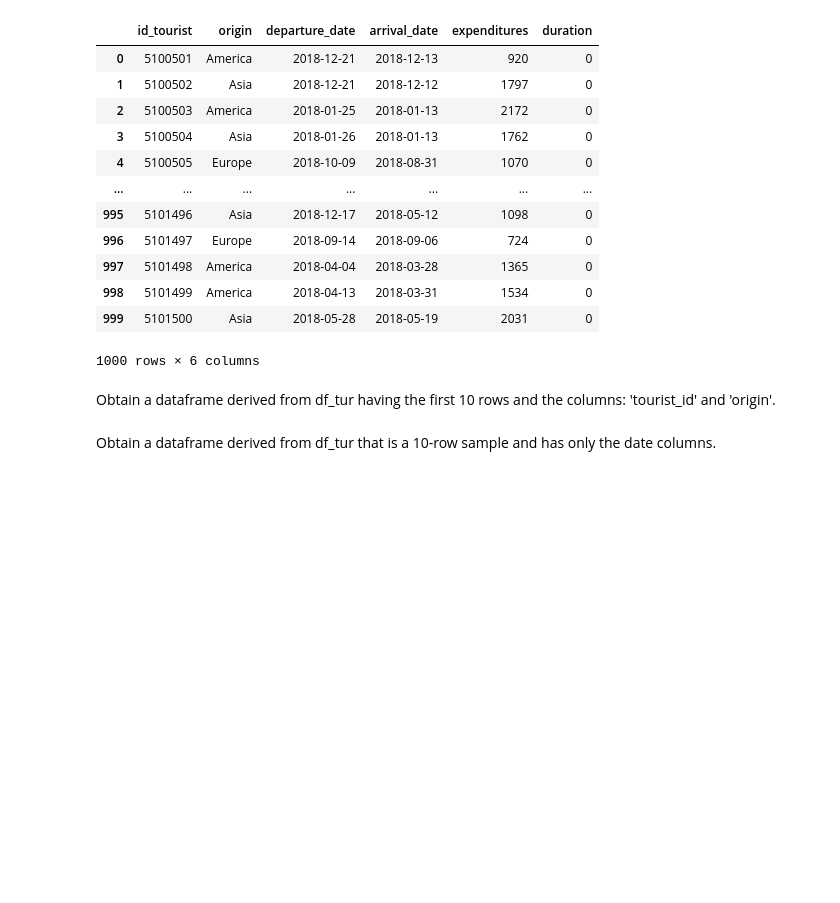
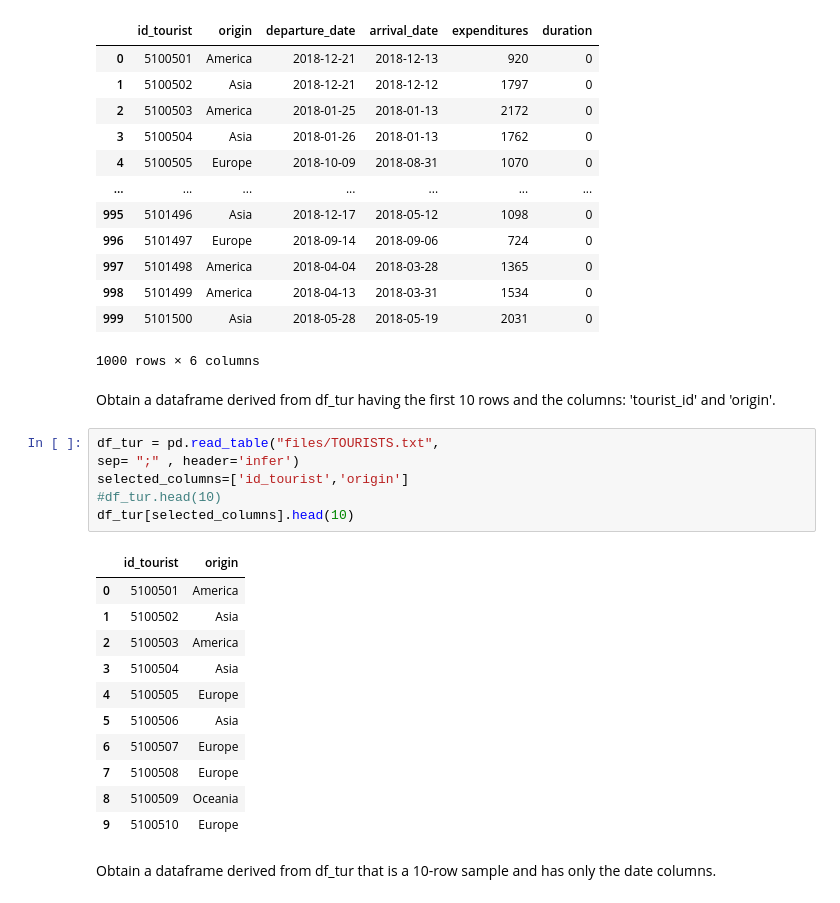
Before and after one commit to intisar2024/master_ITM, a Jupyter notebook: EJ08_STATEMENTS_pandas1.ipynb, the cells around one changed output. Cells and saved outputs as stored; diff of their text form; blank space fills up the shorter version.

```diff
--- a/EJ08_STATEMENTS_pandas1.ipynb
+++ b/EJ08_STATEMENTS_pandas1.ipynb
@@ -150,5 +150,23 @@ df_tur
 1000 rows × 6 columns
 # %% [markdown]
 Obtain a dataframe derived from df_tur having the first 10 rows and the columns: 'tourist_id' and 'origin'.
+# %%
+df_tur = pd.read_table("files/TOURISTS.txt",
+sep= ";" , header='infer')
+selected_columns=['id_tourist','origin']
+#df_tur.head(10)
+df_tur[selected_columns].head(10)
+# %% [output]
+|  | id_tourist | origin |
+| 0 | 5100501 | America |
+| 1 | 5100502 | Asia |
+| 2 | 5100503 | America |
+| 3 | 5100504 | Asia |
+| 4 | 5100505 | Europe |
+| 5 | 5100506 | Asia |
+| 6 | 5100507 | Europe |
+| 7 | 5100508 | Europe |
+| 8 | 5100509 | Oceania |
+| 9 | 5100510 | Europe |
 # %% [markdown]
 Obtain a dataframe derived from df_tur that is a 10-row sample and has only the date columns.
```
Also changed, not shown: parts of 1 cell of this notebook.
